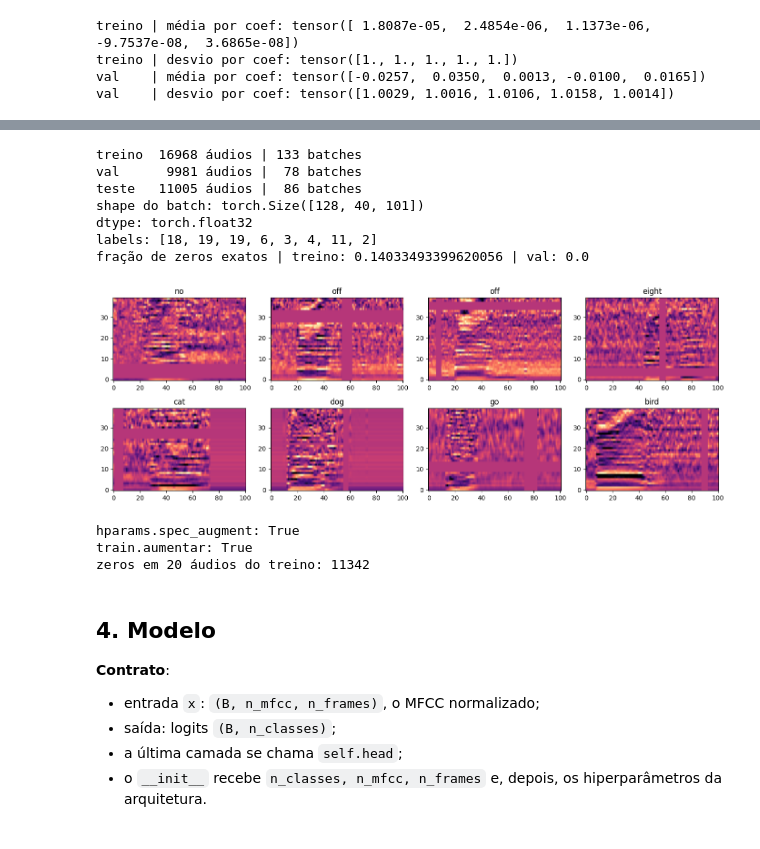
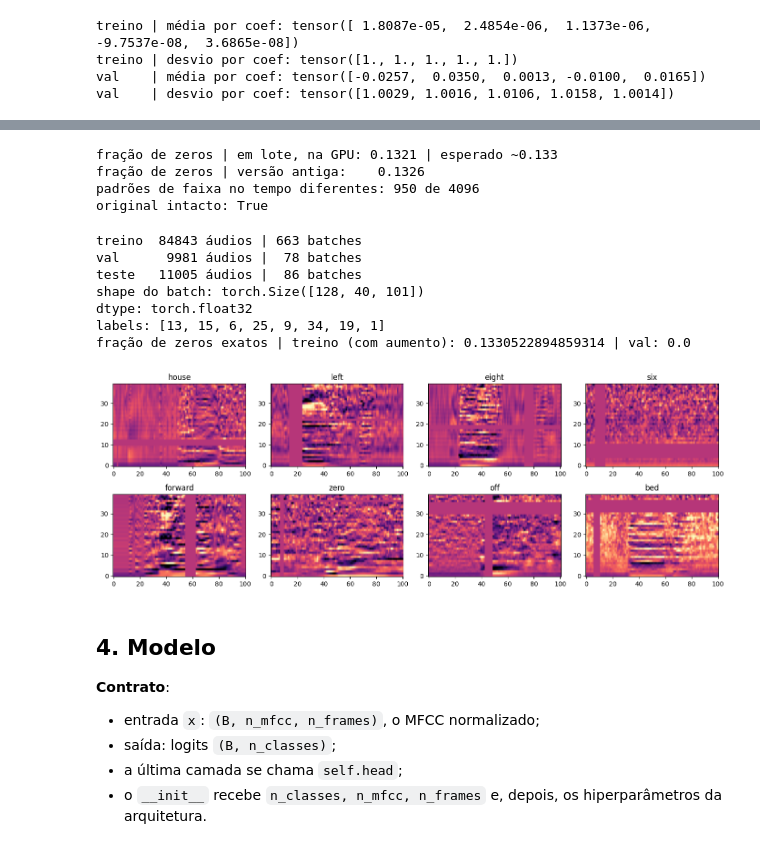
Before and after one commit to gpeuzinCosta/kws-borda, a Jupyter notebook: notebooks/experimentos/playground_cnn1d_guilherme.ipynb, the cells around one changed output, grey strips where cells are left out. Saved outputs shown, nothing was run; the diff lists cells and outputs as text; code cells hidden in the pictures.

Commit message:
Passando o pre processamento dos dados para a GPU

```diff
--- a/notebooks/experimentos/playground_cnn1d_guilherme.ipynb
+++ b/notebooks/experimentos/playground_cnn1d_guilherme.ipynb
@@ -439,3 +464,24 @@ original intacto: True
+# %%
+x_teste = normalizar(dados['val'][0][:4096], media, desvio).to(device)    #4096 áudios reais, já normalizados
+x_antes = x_teste.clone()
+x_aum = spec_augment_batch(x_teste)
+
+print('fração de zeros | em lote, na GPU:', round((x_aum == 0).float().mean().item(), 4), '| esperado ~0.133')
+
+#A mesma estatística com a versão antiga (áudio por áudio): as duas sorteiam do mesmo jeito
+zeros_antiga = torch.stack([spec_augment(x) for x in x_teste[:1024].cpu()]).eq(0).float().mean().item()
+print('fração de zeros | versão antiga:   ', round(zeros_antiga, 4))
+
+#Cada áudio tem as PRÓPRIAS faixas: conta quantos padrões de faixa no tempo diferentes apareceram
+faixas_tempo = (x_aum == 0).all(dim=1)       # (B, n_frames): janelas zeradas em todos os coeficientes
+print('padrões de faixa no tempo diferentes:', torch.unique(faixas_tempo, dim=0).shape[0], 'de', len(x_aum))   #esperado: centenas, não 1
+
+print('original intacto:', torch.equal(x_teste, x_antes))   #esperado: True
+# %% [output]
+fração de zeros | em lote, na GPU: 0.1321 | esperado ~0.133
+fração de zeros | versão antiga:    0.1326
+padrões de faixa no tempo diferentes: 950 de 4096
+original intacto: True
 # %%
 class DatasetMFCC(torch.utils.data.Dataset):
 
@@ -494,67 +541,64 @@ class DataModuleGSC(pl.LightningDataModule):
             self.desvio = None
 
         #SpecAugment só no treino
-        self.train = DatasetMFCC(X_treino, y_treino, self.media, self.desvio,
-                                 aumentar=self.hparams.spec_augment)
+        #O SpecAugment saiu daqui: agora é aplicado no batch, na GPU, dentro do treinar_uma_epoca
+        self.train = DatasetMFCC(X_treino, y_treino, self.media, self.desvio)
         self.val = DatasetMFCC(*self.dados['val'], self.media, self.desvio)
         self.test = DatasetMFCC(*self.dados['teste'], self.media, self.desvio)
 
+    #O sampler entrega a LISTA de índices do batch, e o DatasetMFCC devolve o batch inteiro com um fatiamento
+    #(self.X[lista]) em vez de 128 chamadas do __getitem__ + empilhamento. batch_size=None desliga o
+    #empilhamento automático do DataLoader, porque o batch já vem pronto
     def train_dataloader(self):
-        return DataLoader(self.train, batch_size=self.hparams.batch_size, shuffle=True)
+        amostrador = BatchSampler(RandomSampler(self.train), batch_size=self.hparams.batch_size, drop_last=False)
+        return DataLoader(self.train, batch_size=None, sampler=amostrador)
 
     def val_dataloader(self):
-        return DataLoader(self.val, batch_size=self.hparams.batch_size, shuffle=False)
+        amostrador = BatchSampler(SequentialSampler(self.val), batch_size=self.hparams.batch_size, drop_last=False)
+        return DataLoader(self.val, batch_size=None, sampler=amostrador)
 
     def test_dataloader(self):
-        return DataLoader(self.test, batch_size=self.hparams.batch_size, shuffle=False)
+        amostrador = BatchSampler(SequentialSampler(self.test), batch_size=self.hparams.batch_size, drop_last=False)
+        return DataLoader(self.test, batch_size=None, sampler=amostrador)
 # %%
 
 datamodule = DataModuleGSC(hyperparameters, dados)
 datamodule.setup()
 train_dl = datamodule.train_dataloader()
 val_dl = datamodule.val_dataloader()
 test_dl = datamodule.test_dataloader()
 
 for nome_split, loader in [('treino', train_dl), ('val', val_dl), ('teste', test_dl)]:
     print(f'{nome_split:6s} {len(loader.dataset):6d} áudios | {len(loader):3d} batches')
 #esperado com fracao=0.2: treino 16968 | 133 batches, val 9981 | 78, teste 11005 | 86
 
 xb, yb = next(iter(train_dl))
 print('shape do batch:', xb.shape)       #esperado: (128, 40, 101)
 print('dtype:', xb.dtype)                #esperado: torch.float32
 print('labels:', yb[:8].tolist())
 
-#SpecAugment só no treino: o treino deve ter zeros exatos (as faixas), a validação não
+#O SpecAugment saiu do DataLoader: o batch chega limpo e o aumento é aplicado no treino.
+#Aqui aplico o aumento como o treinar_uma_epoca vai fazer
+xb_aum = spec_augment_batch(xb.to(device)).cpu()
 xv, yv = next(iter(val_dl))
-print('fração de zeros exatos | treino:', (xb == 0).float().mean().item(),
-      '| val:', (xv == 0).float().mean().item())      #esperado: treino > 0, val = 0
+print('fração de zeros exatos | treino (com aumento):', (xb_aum == 0).float().mean().item(),
+      '| val:', (xv == 0).float().mean().item())      #esperado: treino ~0.13, val = 0
 
 #Para VER o que vai entrar na rede
 fig, axes = plt.subplots(2, 4, figsize=(14, 5))
 for i, ax in enumerate(axes.flat):
-    ax.imshow(xb[i], aspect='auto', origin='lower', cmap='magma', vmin=-3, vmax=3)
+    ax.imshow(xb_aum[i], aspect='auto', origin='lower', cmap='magma', vmin=-3, vmax=3)
     ax.set_title(CLASSES_GSC[yb[i]])
 plt.tight_layout(); plt.show()
 # %% [output]
-treino  16968 áudios | 133 batches
+treino  84843 áudios | 663 batches
 val      9981 áudios |  78 batches
 teste   11005 áudios |  86 batches
 shape do batch: torch.Size([128, 40, 101])
 dtype: torch.float32
-labels: [18, 19, 19, 6, 3, 4, 11, 2]
-fração de zeros exatos | treino: 0.14033493399620056 | val: 0.0
+labels: [13, 15, 6, 25, 9, 34, 19, 1]
+fração de zeros exatos | treino (com aumento): 0.1330522894859314 | val: 0.0
-[figure, old version]
+[figure, new version]
-# %%
-print('hparams.spec_augment:', datamodule.hparams.spec_augment)
-print('train.aumentar:', datamodule.train.aumentar)
-
-#Soma os zeros exatos de 20 áudios do treino (um só pode dar 0 por sorteio, a largura pode sair 0)
-zeros = sum((datamodule.train[i][0] == 0).sum().item() for i in range(20))
-print('zeros em 20 áudios do treino:', zeros)                        #esperado: > 0
-# %% [output]
-hparams.spec_augment: True
-train.aumentar: True
-zeros em 20 áudios do treino: 11342
 # %% [markdown]
 ## 4. Modelo
 
```
Also changed, not shown: parts of 24 cells of this notebook.
